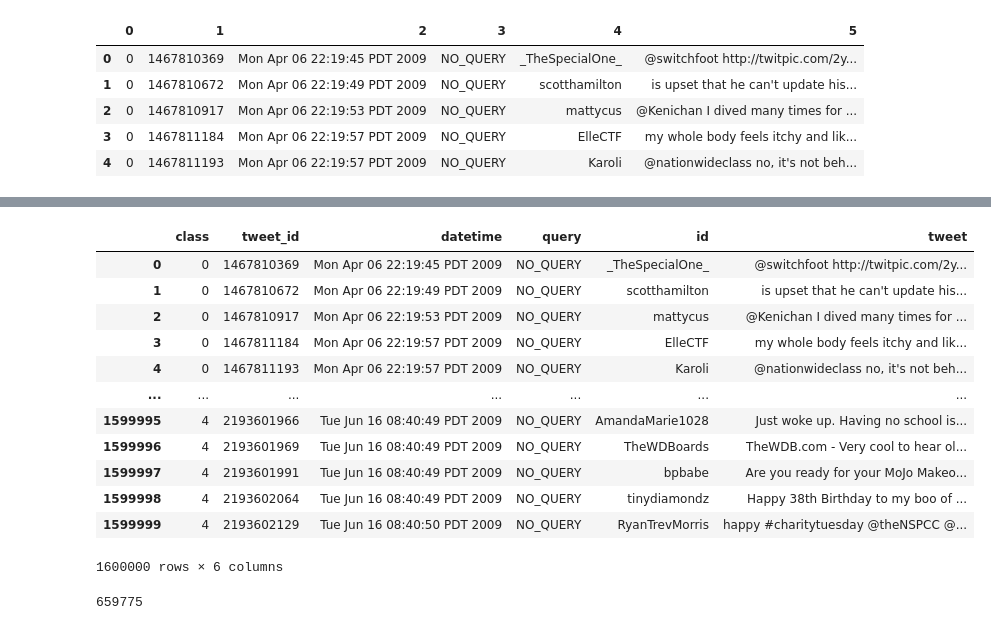
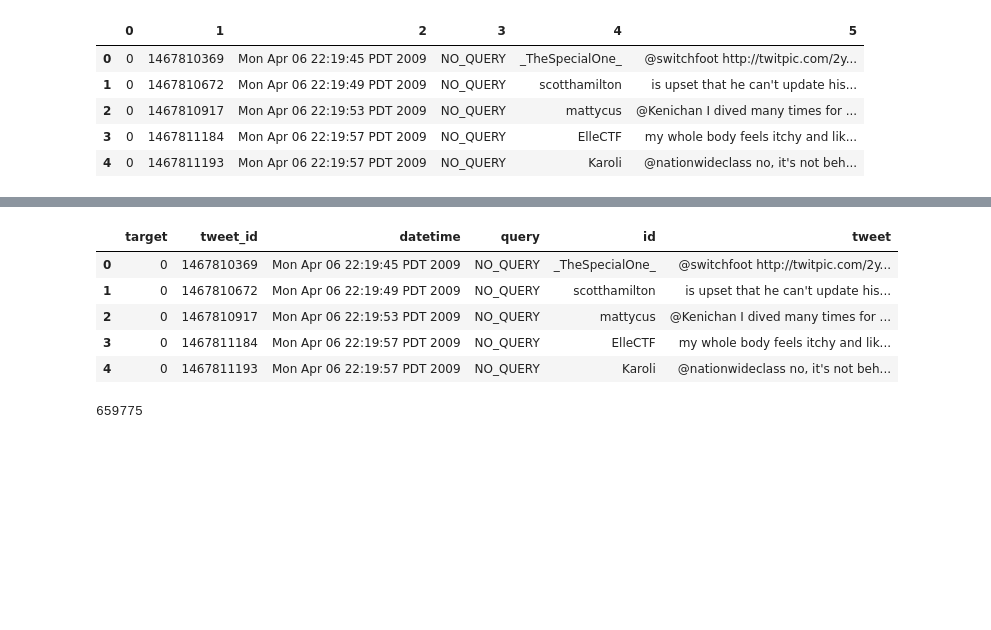
Before and after one commit to IR1401-Spring-Final-Projects/SocialMedia1401-26, a Jupyter notebook: HW4/EDA.ipynb, the cells around one changed output, grey strips where cells are left out. Cells and saved outputs as stored; diff of their text form; code cells hidden in the pictures; blank space fills up the shorter version.

```diff
--- a/HW4/EDA.ipynb
+++ b/HW4/EDA.ipynb
@@ -69,5 +134,5 @@ device
 # %%
-df = pd.read_csv("sentiment140.csv", header=None, encoding="latin-1")
+df = pd.read_csv("data.csv", header=None, encoding="latin-1")
 # %%
 df.shape
 # %% [output]
@@ -99,21 +149,14 @@ Name: 0, Length: 1600000, dtype: int64
 # %%
-df.columns = ['class', 'tweet_id', 'datetime', 'query', 'id', 'tweet']
+df.columns = ['target', 'tweet_id', 'datetime', 'query', 'id', 'tweet']
 # %%
-df
+df.head()
 # %% [output]
-|  | class | tweet_id | datetime | query | id | tweet |
+|  | target | tweet_id | datetime | query | id | tweet |
 | 0 | 0 | 1467810369 | Mon Apr 06 22:19:45 PDT 2009 | NO_QUERY | _TheSpecialOne_ | @switchfoot http://twitpic.com/2y... |
 | 1 | 0 | 1467810672 | Mon Apr 06 22:19:49 PDT 2009 | NO_QUERY | scotthamilton | is upset that he can't update his... |
 | 2 | 0 | 1467810917 | Mon Apr 06 22:19:53 PDT 2009 | NO_QUERY | mattycus | @Kenichan I dived many times for ... |
 | 3 | 0 | 1467811184 | Mon Apr 06 22:19:57 PDT 2009 | NO_QUERY | ElleCTF | my whole body feels itchy and lik... |
 | 4 | 0 | 1467811193 | Mon Apr 06 22:19:57 PDT 2009 | NO_QUERY | Karoli | @nationwideclass no, it's not beh... |
-| ... | ... | ... | ... | ... | ... | ... |
-| 1599995 | 4 | 2193601966 | Tue Jun 16 08:40:49 PDT 2009 | NO_QUERY | AmandaMarie1028 | Just woke up. Having no school is... |
-| 1599996 | 4 | 2193601969 | Tue Jun 16 08:40:49 PDT 2009 | NO_QUERY | TheWDBoards | TheWDB.com - Very cool to hear ol... |
-| 1599997 | 4 | 2193601991 | Tue Jun 16 08:40:49 PDT 2009 | NO_QUERY | bpbabe | Are you ready for your MoJo Makeo... |
-| 1599998 | 4 | 2193602064 | Tue Jun 16 08:40:49 PDT 2009 | NO_QUERY | tinydiamondz | Happy 38th Birthday to my boo of ... |
-| 1599999 | 4 | 2193602129 | Tue Jun 16 08:40:50 PDT 2009 | NO_QUERY | RyanTrevMorris | happy #charitytuesday @theNSPCC @... |
-1600000 rows × 6 columns
 # %%
 len(df.id.unique())
 # %% [output]
```
Also changed, not shown: parts of 50 cells of this notebook, 1 other file.
